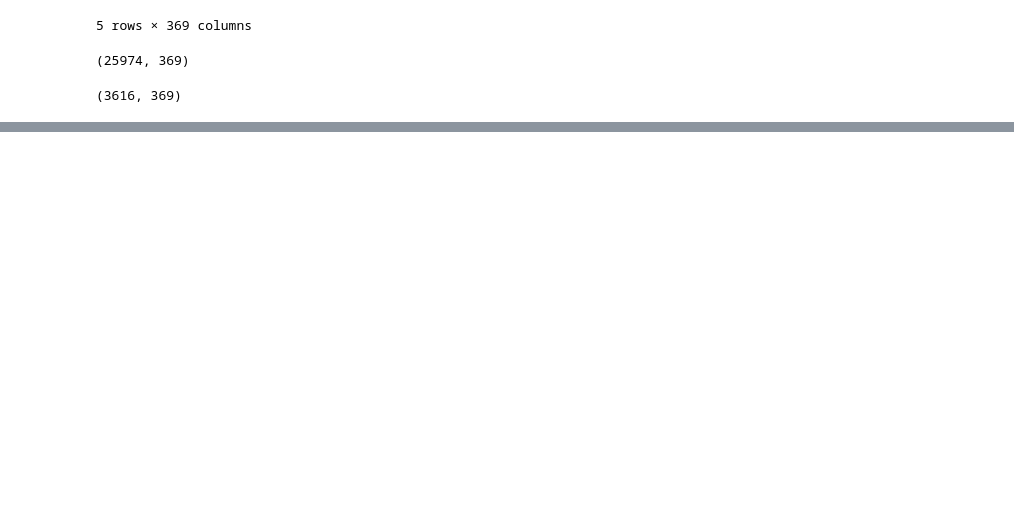
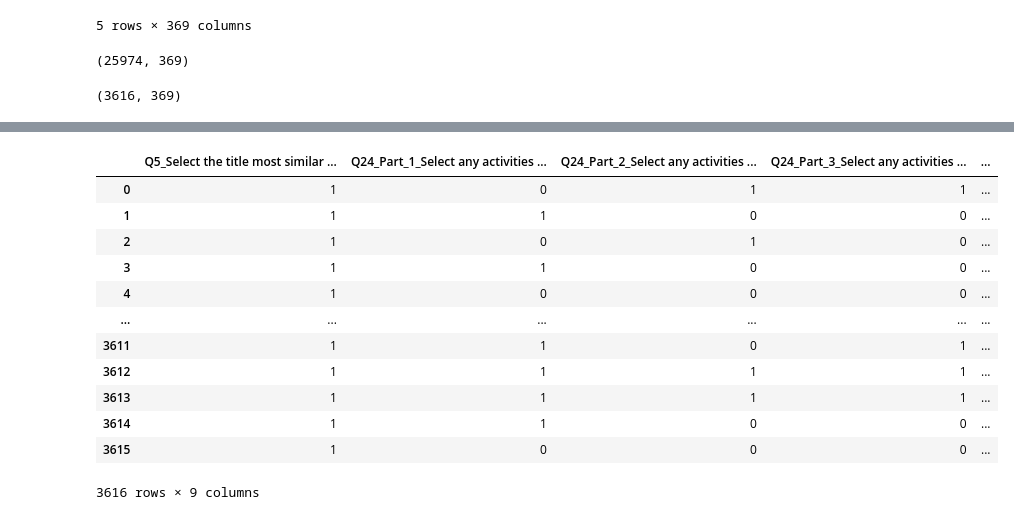
Before and after one commit to thecrossed/kaggle_survey_2021, a Jupyter notebook: what-do-data-scientists-usually-do.ipynb, the cells around one changed output, grey strips where cells are left out. Cells and saved outputs as stored; diff of their text form; code cells hidden in the pictures; blank space fills up the shorter version.

```diff
--- a/what-do-data-scientists-usually-do.ipynb
+++ b/what-do-data-scientists-usually-do.ipynb
@@ -130,0 +133,30 @@ age_data
+# %%
+def replace_nan(df):
+    """
+    input:
+    df - the target dataset
+
+    output:
+    a new dataset with nan values replaced as 0 and non-nan values replaced with 1
+    """
+    array = np.where(df.isnull(),0,1)
+    df = pd.DataFrame(data=array, columns=df.columns)
+
+    return df
+
+
+replace_nan(role_question)
+# %% [output]
+|  | Q5_Select the title most similar ... | Q24_Part_1_Select any activities ... | Q24_Part_2_Select any activities ... | Q24_Part_3_Select any activities ... | ... |
+| 0 | 1 | 0 | 1 | 1 | ... |
+| 1 | 1 | 1 | 0 | 0 | ... |
+| 2 | 1 | 0 | 1 | 0 | ... |
+| 3 | 1 | 1 | 0 | 0 | ... |
+| 4 | 1 | 0 | 0 | 0 | ... |
+| ... | ... | ... | ... | ... | ... |
+| 3611 | 1 | 1 | 0 | 1 | ... |
+| 3612 | 1 | 1 | 1 | 1 | ... |
+| 3613 | 1 | 1 | 1 | 1 | ... |
+| 3614 | 1 | 1 | 0 | 0 | ... |
+| 3615 | 1 | 0 | 0 | 0 | ... |
+3616 rows × 9 columns
```
Also changed, not shown: parts of 4 cells of this notebook.
